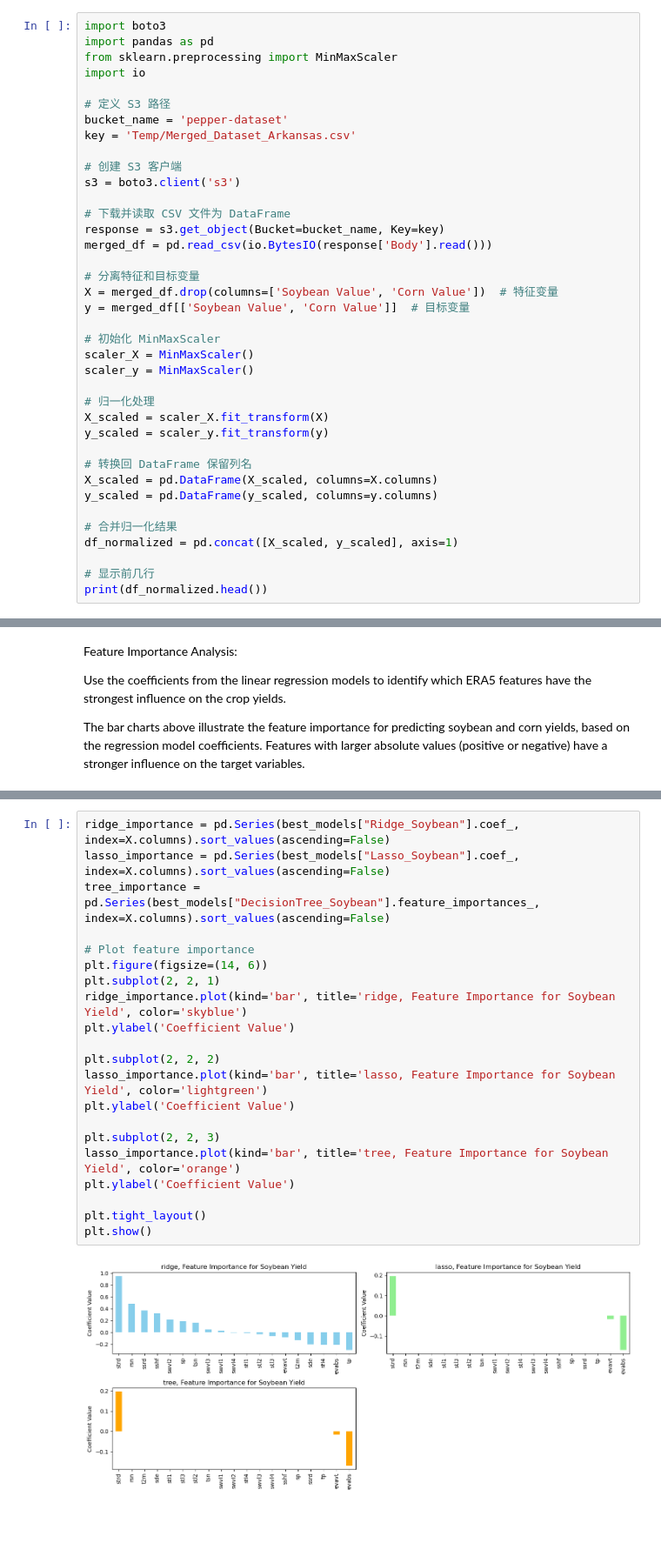
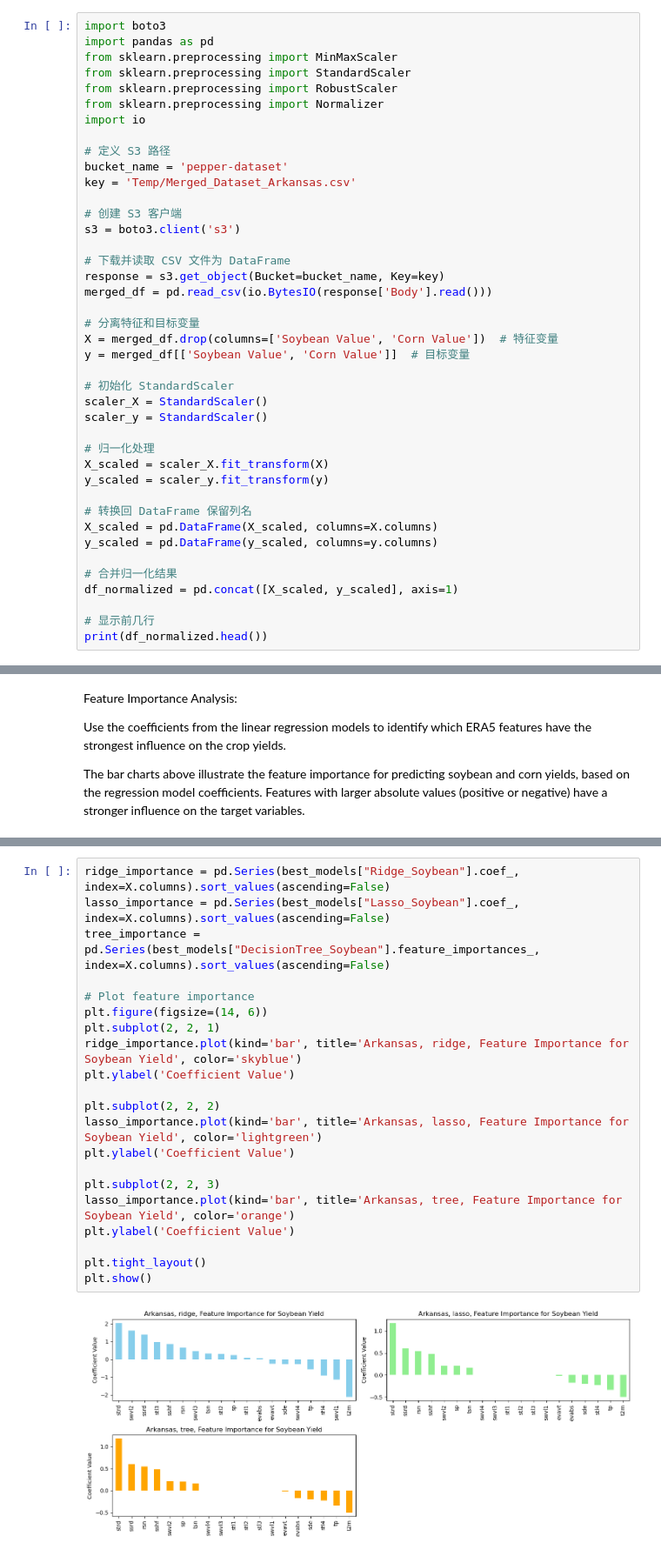
Before and after one commit to Vyzedd/pepper, a Jupyter notebook: Feature Regression/Arkansas.ipynb, the cells around one changed output, grey strips where cells are left out. Shown: that part at 87% size. Cells and saved outputs as stored; diff of their text form; blank space fills up the shorter version.

```diff
--- a/Feature Regression/Arkansas.ipynb
+++ b/Feature Regression/Arkansas.ipynb
@@ -2,6 +2,9 @@
 import boto3
 import pandas as pd
 from sklearn.preprocessing import MinMaxScaler
+from sklearn.preprocessing import StandardScaler
+from sklearn.preprocessing import RobustScaler
+from sklearn.preprocessing import Normalizer
 import io
 
 # 定义 S3 路径
@@ -19,9 +22,9 @@ merged_df = pd.read_csv(io.BytesIO(response['Body'].read()))
 X = merged_df.drop(columns=['Soybean Value', 'Corn Value'])  # 特征变量
 y = merged_df[['Soybean Value', 'Corn Value']]  # 目标变量
 
-# 初始化 MinMaxScaler
-scaler_X = MinMaxScaler()
-scaler_y = MinMaxScaler()
+# 初始化 StandardScaler
+scaler_X = StandardScaler()
+scaler_y = StandardScaler()
 
 # 归一化处理
 X_scaled = scaler_X.fit_transform(X)
@@ -198,26 +201,26 @@ print(optimized_results)
 # %%
 ridge_importance = pd.Series(best_models["Ridge_Soybean"].coef_, index=X.columns).sort_values(ascending=False)
 lasso_importance = pd.Series(best_models["Lasso_Soybean"].coef_, index=X.columns).sort_values(ascending=False)
 tree_importance = pd.Series(best_models["DecisionTree_Soybean"].feature_importances_, index=X.columns).sort_values(ascending=False)
 
 # Plot feature importance
 plt.figure(figsize=(14, 6))
 plt.subplot(2, 2, 1)
-ridge_importance.plot(kind='bar', title='ridge, Feature Importance for Soybean Yield', color='skyblue')
+ridge_importance.plot(kind='bar', title='Arkansas, ridge, Feature Importance for Soybean Yield', color='skyblue')
 plt.ylabel('Coefficient Value')
 
 plt.subplot(2, 2, 2)
-lasso_importance.plot(kind='bar', title='lasso, Feature Importance for Soybean Yield', color='lightgreen')
+lasso_importance.plot(kind='bar', title='Arkansas, lasso, Feature Importance for Soybean Yield', color='lightgreen')
 plt.ylabel('Coefficient Value')
 
 plt.subplot(2, 2, 3)
-lasso_importance.plot(kind='bar', title='tree, Feature Importance for Soybean Yield', color='orange')
+lasso_importance.plot(kind='bar', title='Arkansas, tree, Feature Importance for Soybean Yield', color='orange')
 plt.ylabel('Coefficient Value')
 
 plt.tight_layout()
 plt.show()
 # %% [output]
-[figure, old version]
+[figure, new version]
 # %%
 ridge_importance_corn = pd.Series(best_models["Ridge_Corn"].coef_, index=X.columns).sort_values(ascending=False)
 lasso_importance_corn = pd.Series(best_models["Lasso_Corn"].coef_, index=X.columns).sort_values(ascending=False)
```
Also changed, not shown: parts of 5 cells of this notebook, 5 other files.
